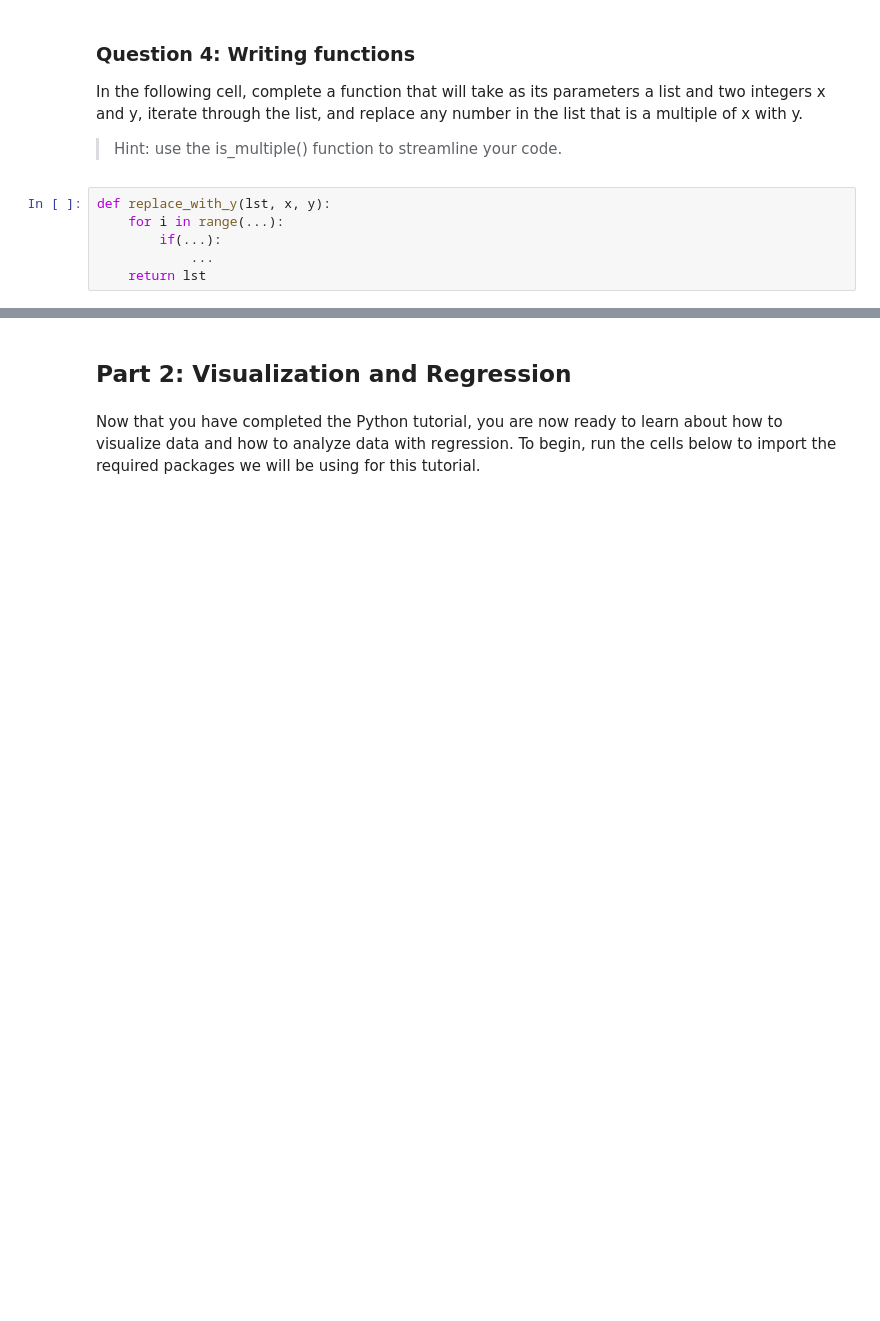
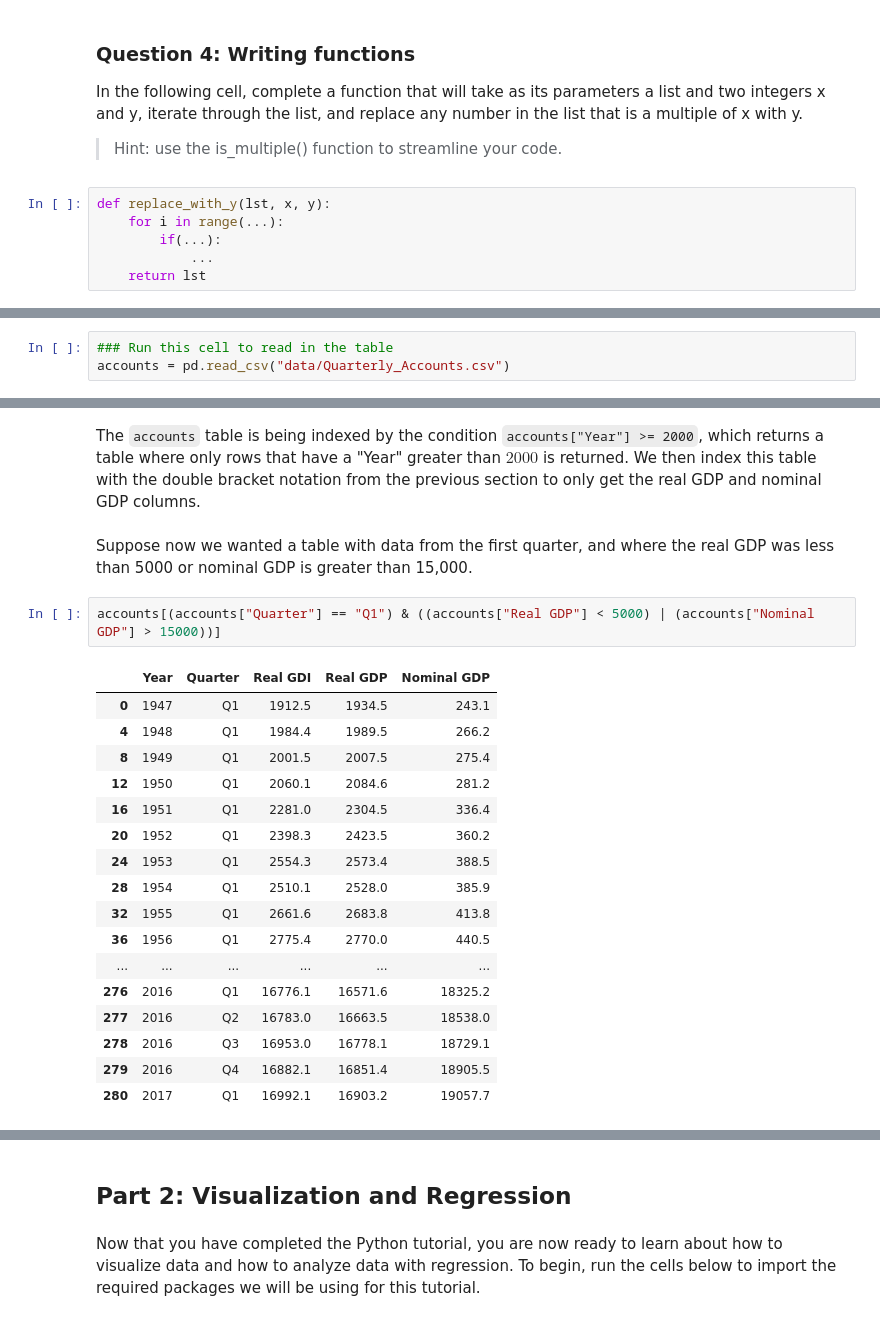
Before and after one commit to ds-modules/ECON-101B, a Jupyter notebook: Intro/intro.ipynb, the cells around one changed output, grey strips where cells are left out. Saved outputs shown, nothing was run; the diff lists cells and outputs as text; blank space fills up the shorter version.

```diff
--- a/Intro/intro.ipynb
+++ b/Intro/intro.ipynb
@@ -360,0 +433,3 @@ def replace_with_y(lst, x, y):
+# %%
+### Run this cell to read in the table
+accounts = pd.read_csv("data/Quarterly_Accounts.csv")
@@ -360,0 +564,24 @@ def replace_with_y(lst, x, y):
+# %% [markdown]
+The `accounts` table is being indexed by the condition `accounts["Year"] >= 2000`, which returns a table where only rows that have a "Year" greater than $2000$ is returned. We then index this table with the double bracket notation from the previous section to only get the real GDP and nominal GDP columns.
+# %% [markdown]
+Suppose now we wanted a table with data from the first quarter, and where the real GDP was less than 5000 or nominal GDP is greater than 15,000.
+# %%
+accounts[(accounts["Quarter"] == "Q1") & ((accounts["Real GDP"] < 5000) | (accounts["Nominal GDP"] > 15000))]
+# %% [output]
+|  | Year | Quarter | Real GDI | Real GDP | Nominal GDP |
+| 0 | 1947 | Q1 | 1912.5 | 1934.5 | 243.1 |
+| 4 | 1948 | Q1 | 1984.4 | 1989.5 | 266.2 |
+| 8 | 1949 | Q1 | 2001.5 | 2007.5 | 275.4 |
+| 12 | 1950 | Q1 | 2060.1 | 2084.6 | 281.2 |
+| 16 | 1951 | Q1 | 2281.0 | 2304.5 | 336.4 |
+| 20 | 1952 | Q1 | 2398.3 | 2423.5 | 360.2 |
+| 24 | 1953 | Q1 | 2554.3 | 2573.4 | 388.5 |
+| 28 | 1954 | Q1 | 2510.1 | 2528.0 | 385.9 |
+| 32 | 1955 | Q1 | 2661.6 | 2683.8 | 413.8 |
+| 36 | 1956 | Q1 | 2775.4 | 2770.0 | 440.5 |
+| ... | ... | ... | ... | ... | ... |
+| 276 | 2016 | Q1 | 16776.1 | 16571.6 | 18325.2 |
+| 277 | 2016 | Q2 | 16783.0 | 16663.5 | 18538.0 |
+| 278 | 2016 | Q3 | 16953.0 | 16778.1 | 18729.1 |
+| 279 | 2016 | Q4 | 16882.1 | 16851.4 | 18905.5 |
+| 280 | 2017 | Q1 | 16992.1 | 16903.2 | 19057.7 |
```
Also changed, not shown: parts of 40 cells of this notebook, 5 other files.
